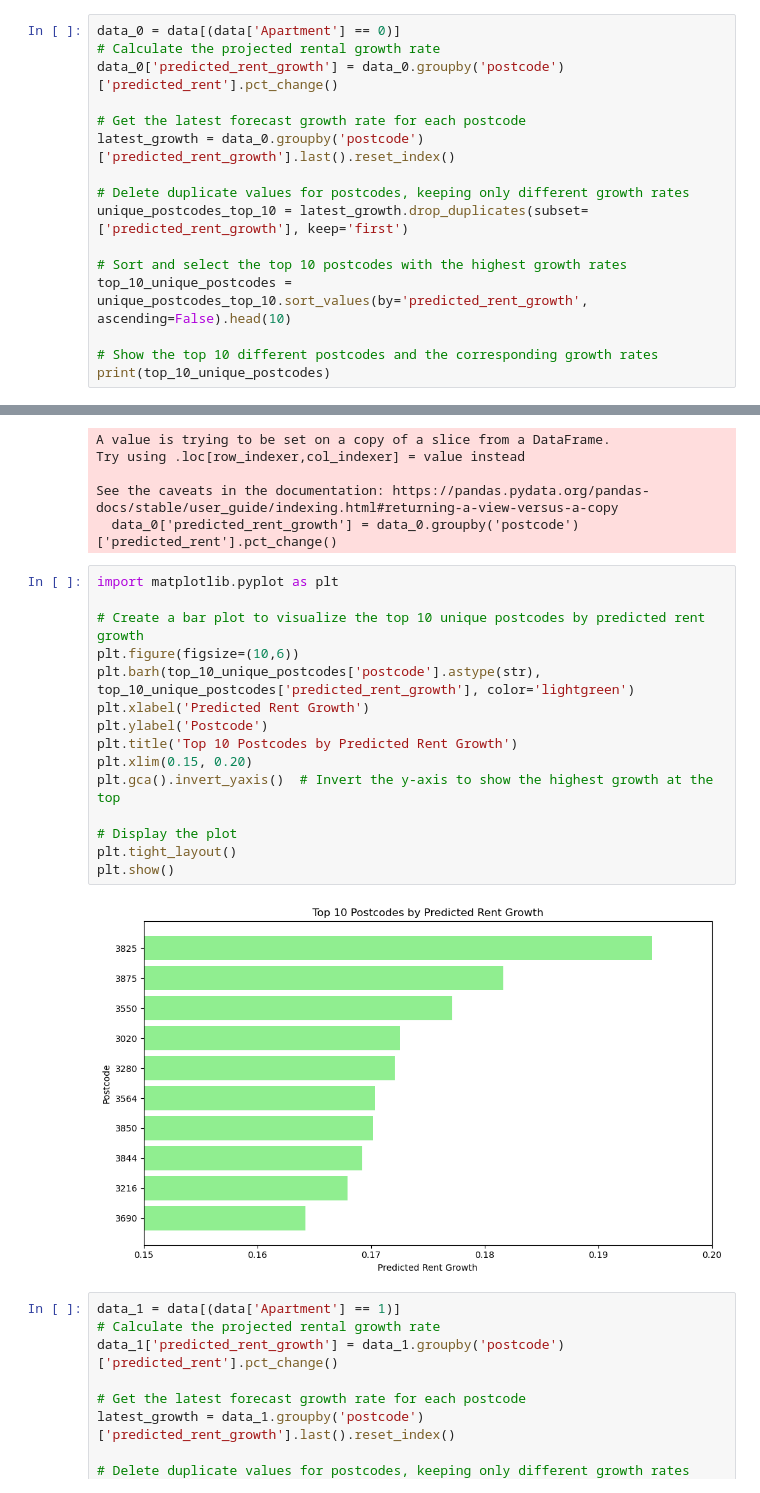
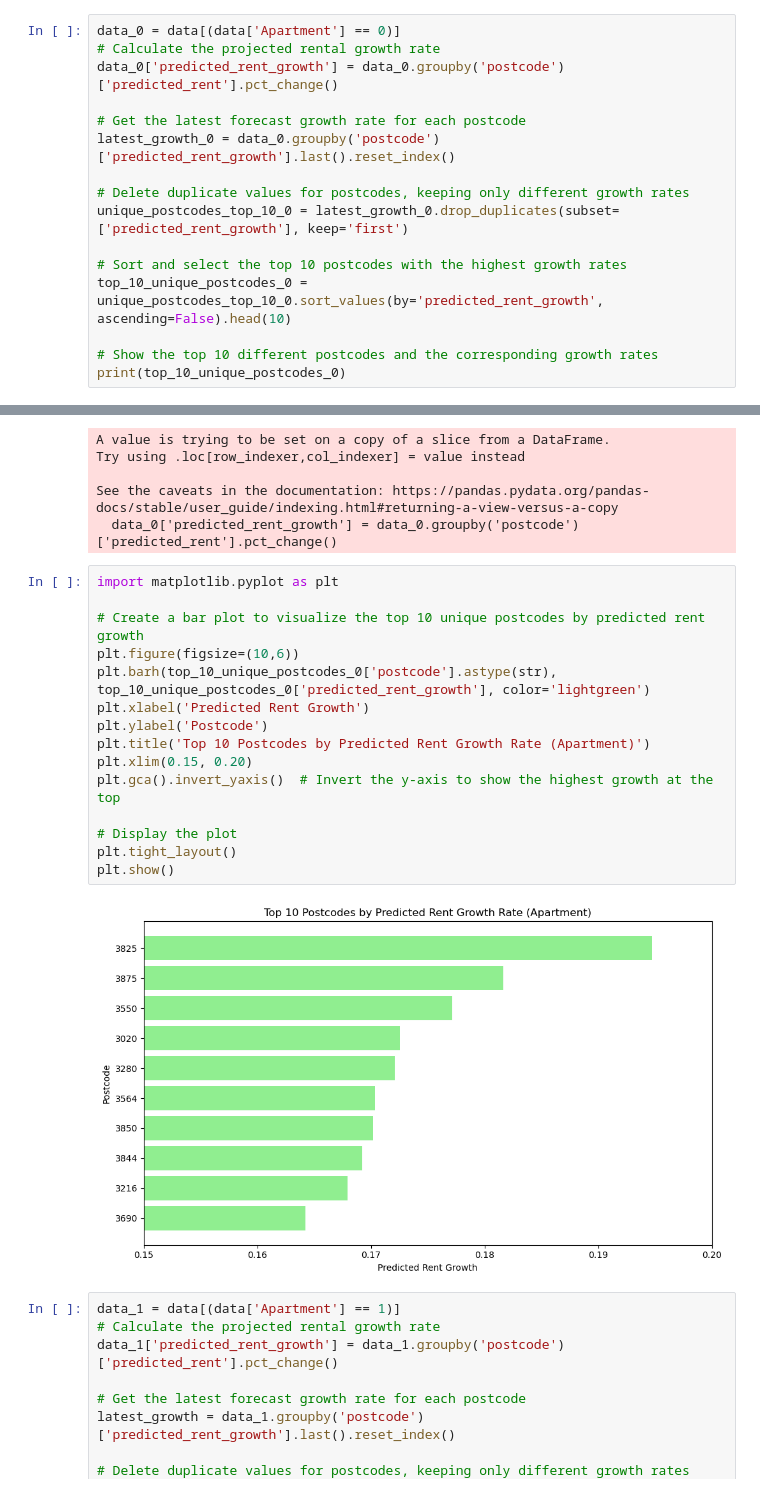
Before and after one commit to MAST30034-AppliedDataScience/project-2-group-real-estate-industry-project-16, a Jupyter notebook: notebooks/Analysis/growth_rate.ipynb, the cells around one changed output, grey strips where cells are left out. Saved outputs shown, nothing was run; the diff lists cells and outputs as text.

```diff
--- a/notebooks/Analysis/growth_rate.ipynb
+++ b/notebooks/Analysis/growth_rate.ipynb
@@ -19,16 +19,16 @@ data_0 = data[(data['Apartment'] == 0)]
 data_0['predicted_rent_growth'] = data_0.groupby('postcode')['predicted_rent'].pct_change()
 
 # Get the latest forecast growth rate for each postcode
-latest_growth = data_0.groupby('postcode')['predicted_rent_growth'].last().reset_index()
+latest_growth_0 = data_0.groupby('postcode')['predicted_rent_growth'].last().reset_index()
 
 # Delete duplicate values for postcodes, keeping only different growth rates
-unique_postcodes_top_10 = latest_growth.drop_duplicates(subset=['predicted_rent_growth'], keep='first')
+unique_postcodes_top_10_0 = latest_growth_0.drop_duplicates(subset=['predicted_rent_growth'], keep='first')
 
 # Sort and select the top 10 postcodes with the highest growth rates
-top_10_unique_postcodes = unique_postcodes_top_10.sort_values(by='predicted_rent_growth', ascending=False).head(10)
+top_10_unique_postcodes_0 = unique_postcodes_top_10_0.sort_values(by='predicted_rent_growth', ascending=False).head(10)
 
 # Show the top 10 different postcodes and the corresponding growth rates
-print(top_10_unique_postcodes)
+print(top_10_unique_postcodes_0)
 # %% [output]
      postcode  predicted_rent_growth
 157      3825               0.194730
@@ -49,20 +49,20 @@ See the caveats in the documentation: https://pandas.pydata.org/pandas-docs/stab
 # %%
 import matplotlib.pyplot as plt
 
 # Create a bar plot to visualize the top 10 unique postcodes by predicted rent growth
 plt.figure(figsize=(10,6))
-plt.barh(top_10_unique_postcodes['postcode'].astype(str), top_10_unique_postcodes['predicted_rent_growth'], color='lightgreen')
+plt.barh(top_10_unique_postcodes_0['postcode'].astype(str), top_10_unique_postcodes_0['predicted_rent_growth'], color='lightgreen')
 plt.xlabel('Predicted Rent Growth')
 plt.ylabel('Postcode')
-plt.title('Top 10 Postcodes by Predicted Rent Growth')
+plt.title('Top 10 Postcodes by Predicted Rent Growth Rate (Apartment)')
 plt.xlim(0.15, 0.20)
 plt.gca().invert_yaxis()  # Invert the y-axis to show the highest growth at the top
 
 # Display the plot
 plt.tight_layout()
 plt.show()
 # %% [output]
-[figure, old version]
+[figure, new version]
 # %%
 data_1 = data[(data['Apartment'] == 1)]
 # Calculate the projected rental growth rate
```
Also changed, not shown: parts of 1 cell of this notebook.
